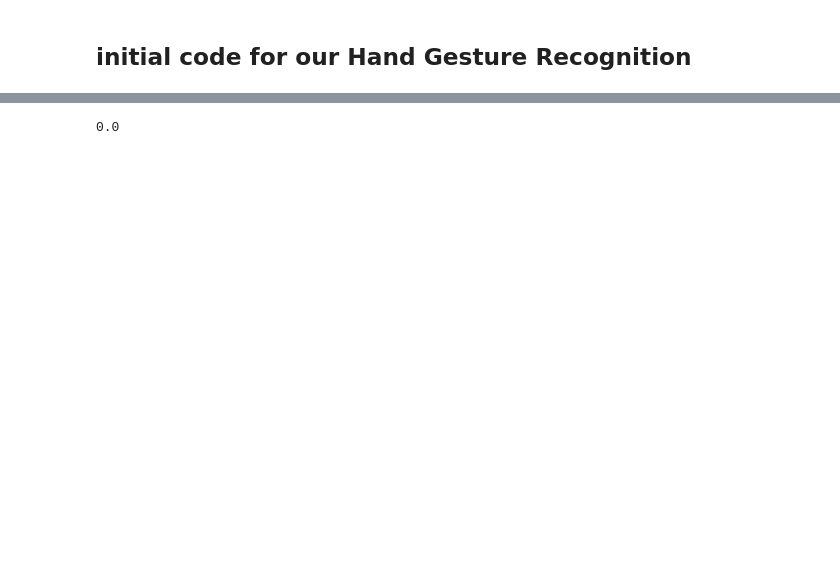
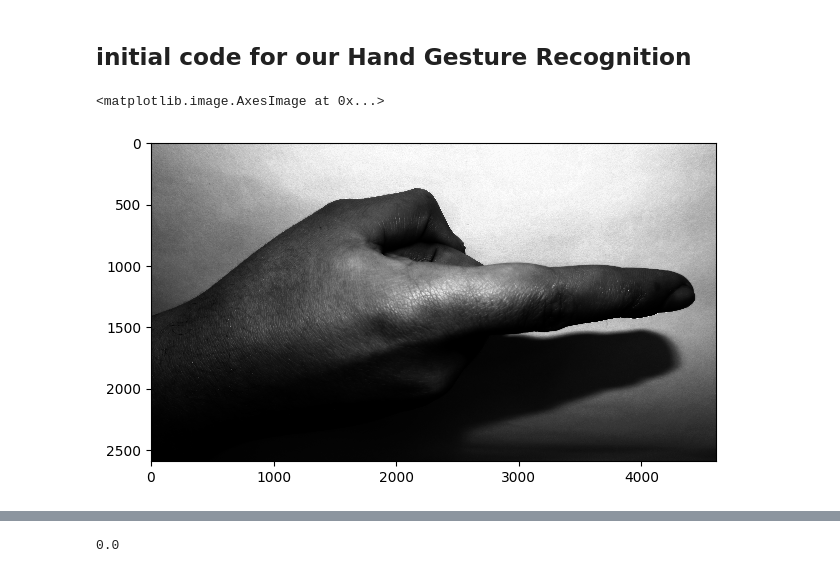
Before and after one commit to khaHesham/Hand-Gesture-Recognition, a Jupyter notebook: init_workspace.ipynb, the cells around one changed output, grey strips where cells are left out. Cells and saved outputs as stored; diff of their text form; code cells hidden in the pictures; blank space fills up the shorter version.

```diff
--- a/init_workspace.ipynb
+++ b/init_workspace.ipynb
@@ -110,0 +119,41 @@ def adjust_gamma(image, gamma=1.0):
+# %%
+def choose_gamma(img, gamma_range=(0.2, 5.0), num_samples=50):
+    """
+    Choose the best gamma value to enhance an image based on its light.
+
+    Parameters:
+        img (numpy.ndarray): The input image.
+        gamma_range (tuple): The range of gamma values to consider.
+        num_samples (int): The number of gamma values to sample.
+
+    Returns:
+        float: The best gamma value.
+    """
+    # Convert the image to grayscale
+    gray_img = cv2.cvtColor(img, cv2.COLOR_BGR2GRAY)
+
+    # Generate a list of gamma values to try
+    gammas = np.linspace(gamma_range[0], gamma_range[1], num_samples)
+
+    # Calculate the mean pixel intensity for each gamma value
+    mean_intensities = []
+    for gamma in gammas:
+        adjusted_img = np.power(gray_img, gamma)
+        mean_intensities.append(np.mean(adjusted_img))
+
+    # Find the gamma value that produces the highest mean pixel intensity
+    best_gamma_idx = np.argmax(mean_intensities)
+    best_gamma = gammas[best_gamma_idx]
+
+    adjusted_img = np.power(gray_img, best_gamma)
+
+    # enhanced_img = cv2.cvtColor(adjusted_img, cv2.COLOR_GRAY2BGR)
+
+    return adjusted_img
+# %%
+image = choose_gamma(io.imread('1_men (1).jpg'))
+# %%
+io.imshow((image/image.max()))
+# %% [output]
+<matplotlib.image.AxesImage at 0x...>
+[figure, added]
```
Also changed, not shown: parts of 36 cells of this notebook, 2 other files.
